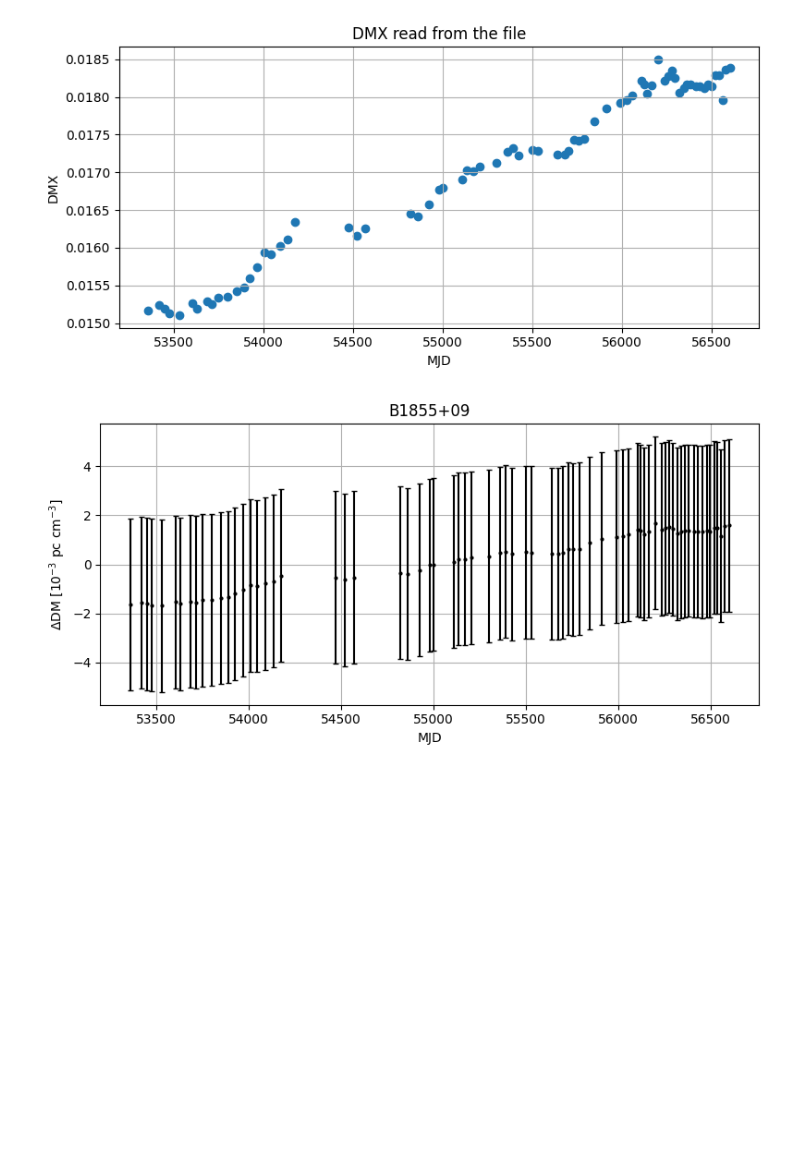
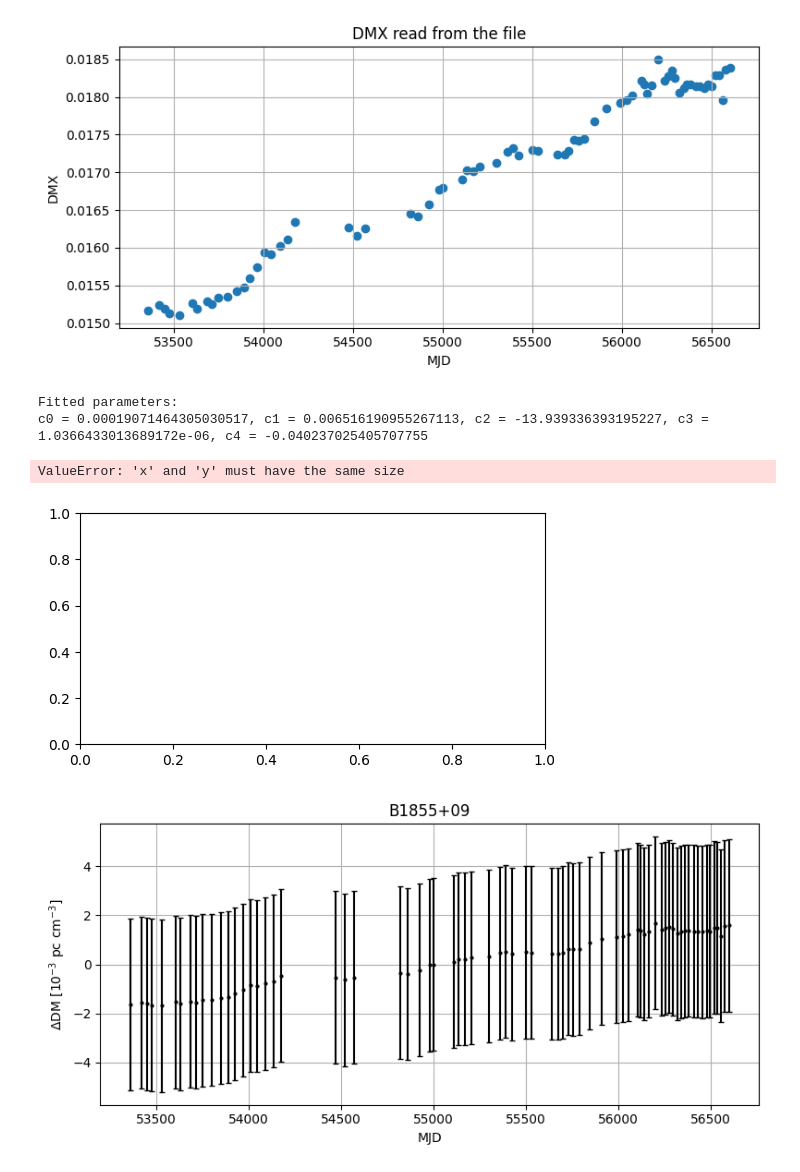
Before and after one commit to sonjaove/random-progs, a Jupyter notebook: corr.ipynb, the cells around one changed output. Cells and saved outputs as stored; diff of their text form; code cells hidden in the pictures; blank space fills up the shorter version.

```diff
--- a/corr.ipynb
+++ b/corr.ipynb
@@ -657,3 +657,25 @@ plt.tight_layout()
 plt.show()
 # %% [output]
 [figure]
+# %%
+import numpy as np
+from scipy.optimize import curve_fit
+
+t = np.array(epochs)
+dm = np.array(dm_values)
+sigma = np.array(dm_err)
+
+def dm_model(t, c0, c1, c2, c3, c4):
+    return c0*np.cos(c1*t + c2) + c3*t + c4
+
+# reasonable initial guesses
+p0 = [1e-3, 2*np.pi/1000, 0.0, 0.0, np.mean(dm)]
+
+popt, pcov = curve_fit(dm_model, t, dm, p0=p0, sigma=sigma, absolute_sigma=True)
+
+c0, c1, c2, c3, c4 = popt
+print("Fitted parameters:")
+print(f"c0 = {c0}, c1 = {c1}, c2 = {c2}, c3 = {c3}, c4 = {c4}")
+# %% [output]
+Fitted parameters:
+c0 = 0.00019071464305030517, c1 = 0.006516190955267113, c2 = -13.939336393195227, c3 = 1.0366433013689172e-06, c4 = -0.040237025405707755
@@ -660,3 +690,39 @@ plt.show()
+# %%
+# smooth time grid
+t_mjd = np.array(epochs)
+dmx     = np.array(dm_values)
+dmx_err = np.array(dm_err)
+dm_ref  = dm_values[idx]
+year    = 2000.0 + (t_mjd - 51544.5)/365.25
+tfit = np.linspace(t_mjd.min(), t_mjd.max(), 500)
+year_fit = 2000.0 + (tfit - 51544.5)/365.25
+
+# average DM model
+dm_avg = dm_model(tfit, *popt)
+
+# ΔDM relative to same reference
+dDM_avg = (dm_avg - dm_ref) * 1e3
+
+plt.figure(figsize=(6,3))
+
+# data
+plt.errorbar(
+    year, dDM_avg,
+    yerr=dm_err,
+    fmt='k+', capsize=2, markersize=6
+)
+
+# average curve
+plt.plot(year_fit, dDM_avg, 'k-')
+
+plt.xlabel("Year")
+plt.ylabel(r"$\Delta$DM [$10^{-3}$ pc cm$^{-3}$]")
+plt.xlim(2005, 2014)
+plt.tight_layout()
+plt.show()
+# %% [output]
+ValueError: 'x' and 'y' must have the same size
+[figure, added]
 # %%
 import numpy as np
 import matplotlib.pyplot as plt
```
Also changed, not shown: parts of 3 cells of this notebook.
